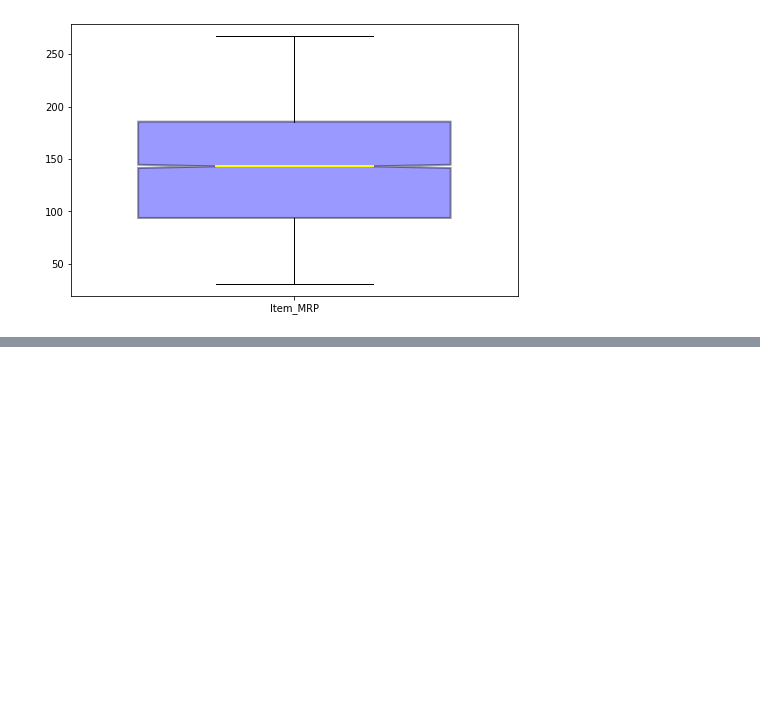
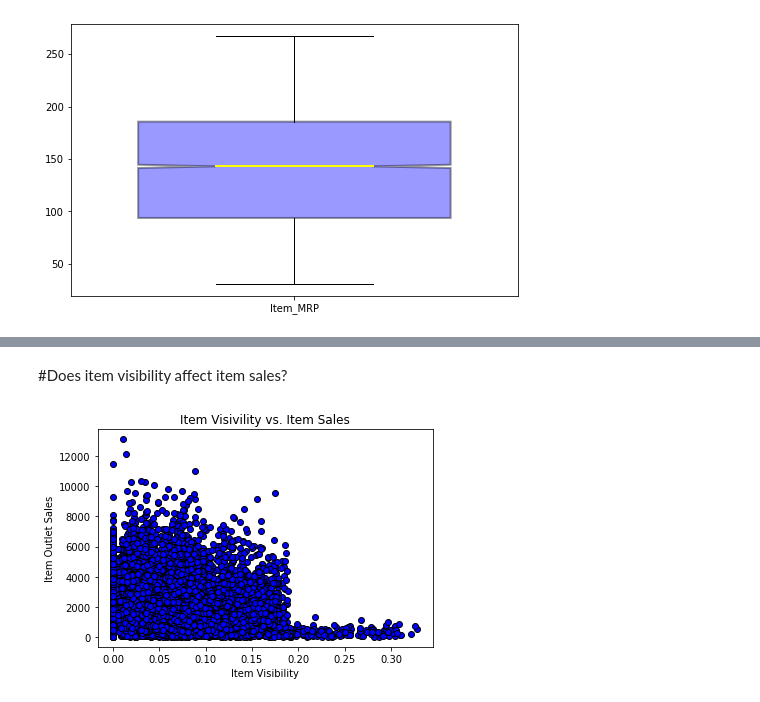
Before and after one commit to oscardominguez-ds/sales-predictions, a Jupyter notebook: Project_1_Part_3_.ipynb, the cells around one changed output, grey strips where cells are left out. Cells and saved outputs as stored; diff of their text form; code cells hidden in the pictures; blank space fills up the shorter version.

```diff
--- a/Project_1_Part_3_.ipynb
+++ b/Project_1_Part_3_.ipynb
@@ -61,0 +123,12 @@ sns.heatmap(corr, cmap = 'Greens', annot = True)
+# %% [markdown]
+#Does item visibility affect item sales?
+# %%
+#no, items with lesses visibility had more sales.
+
+plt.scatter(df['Item_Visibility'] , df['Item_Outlet_Sales'], color='blue', edgecolors='black')
+plt.title("Item Visivility vs. Item Sales")
+plt.xlabel("Item Visibility")
+plt.ylabel("Item Outlet Sales")
+plt.show()
+# %% [output]
+[figure, added]
```
Also changed, not shown: parts of 8 cells of this notebook.
